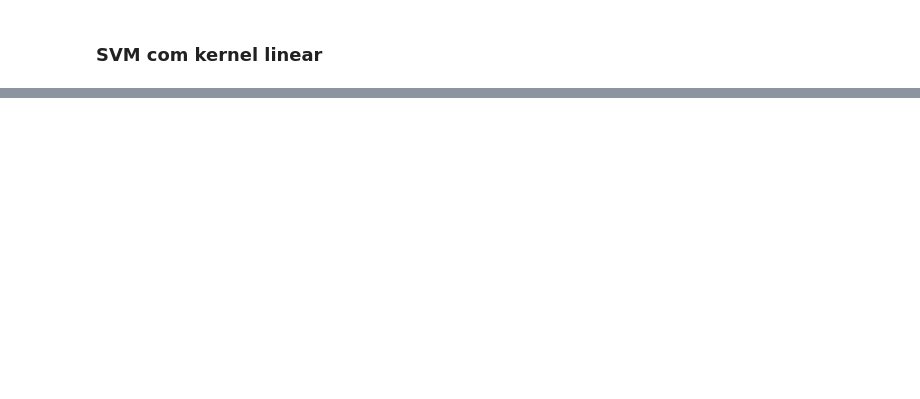
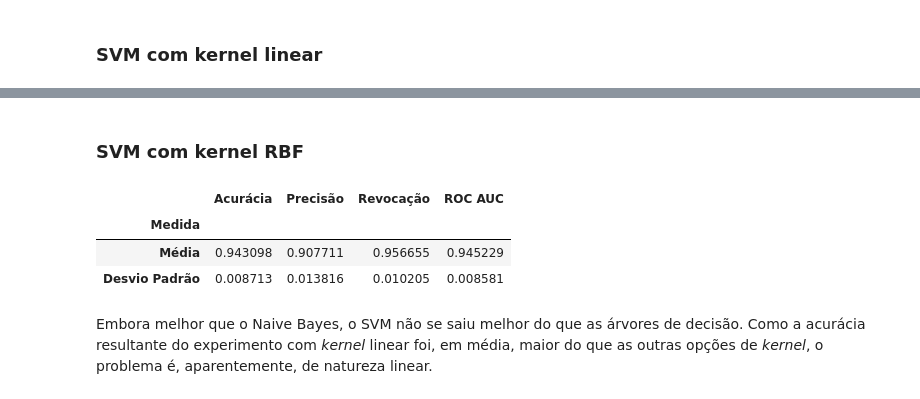
Before and after one commit to marscos/learning_exoplanets, a Jupyter notebook: Aprendizado de Máquina - TP1.ipynb, the cells around one changed output, grey strips where cells are left out. Drawn from its saved outputs; the diff is of its cells as text; code cells hidden in the pictures; blank space fills up the shorter version.

```diff
--- a/Aprendizado de Máquina - TP1.ipynb
+++ b/Aprendizado de Máquina - TP1.ipynb
@@ -365,0 +407,20 @@ results.loc["SVM"]
+# %% [markdown]
+### SVM com kernel RBF
+# %%
+from sklearn.svm import SVC
+svm_linear = SVC(kernel='rbf', gamma='scale', C=1000)
+svm_linear_results = []
+for train, test in kfold.split(koi_minmax, target):
+    svm_linear = svm_linear.fit(koi_minmax.iloc[train], target.iloc[train])
+    y_pred = svm_linear.predict(koi_minmax.iloc[test])
+    svm_linear_results.append(evaluate_prediction(target.iloc[test], y_pred))
+svm_linear_results = np.array(svm_linear_results)
+results.loc["SVM"] = [svm_linear_results.mean(axis=0), svm_linear_results.std(axis=0)]
+results.loc["SVM"]
+# %% [output]
+|  | Acurácia | Precisão | Revocação | ROC AUC |
+| Medida |  |  |  |  |
+| Média | 0.943098 | 0.907711 | 0.956655 | 0.945229 |
+| Desvio Padrão | 0.008713 | 0.013816 | 0.010205 | 0.008581 |
+# %% [markdown]
+Embora melhor que o Naive Bayes, o SVM não se saiu melhor do que as árvores de decisão. Como a acurácia resultante do experimento com _kernel_ linear foi, em média, maior do que as outras opções de _kernel_, o problema é, aparentemente, de natureza linear.
```
Also changed, not shown: parts of 11 cells of this notebook, 2 other files.
